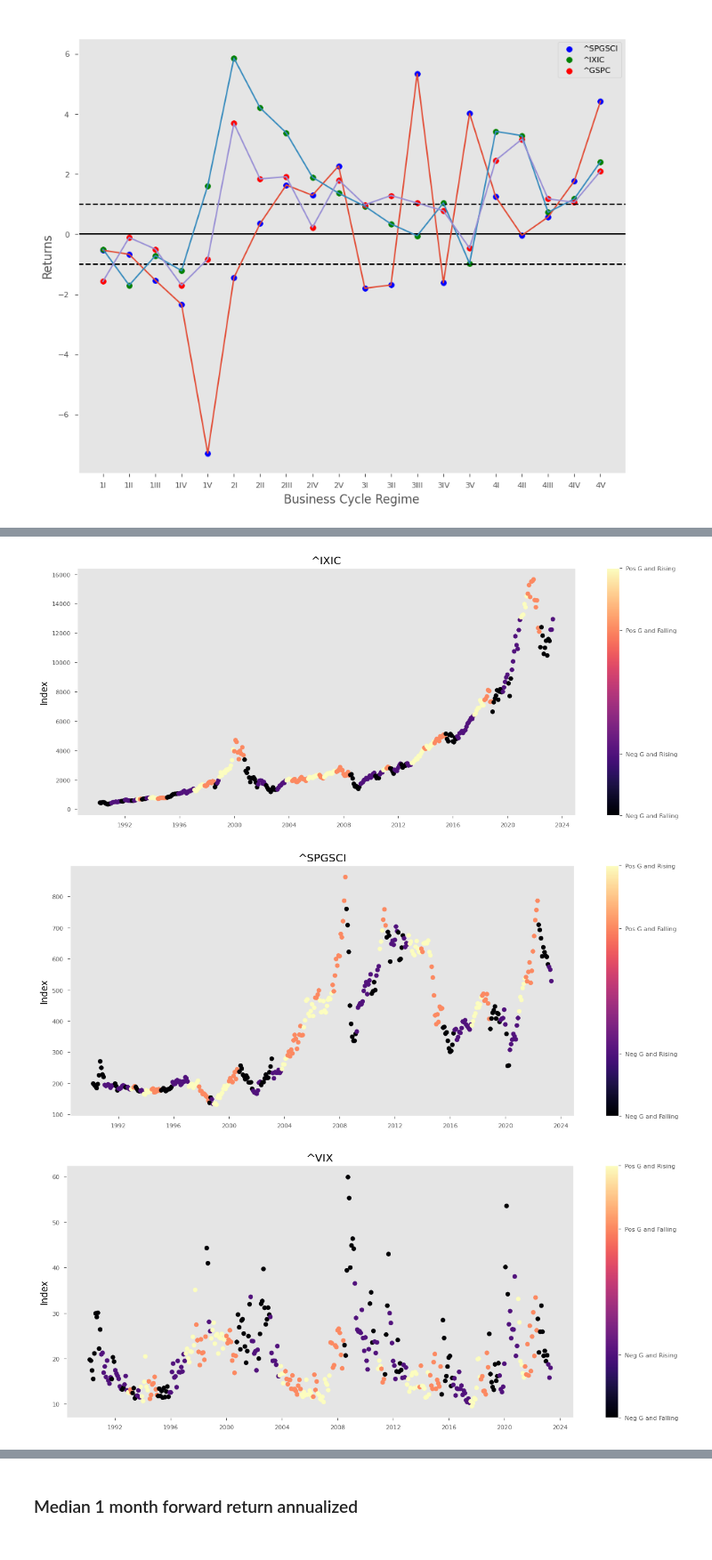
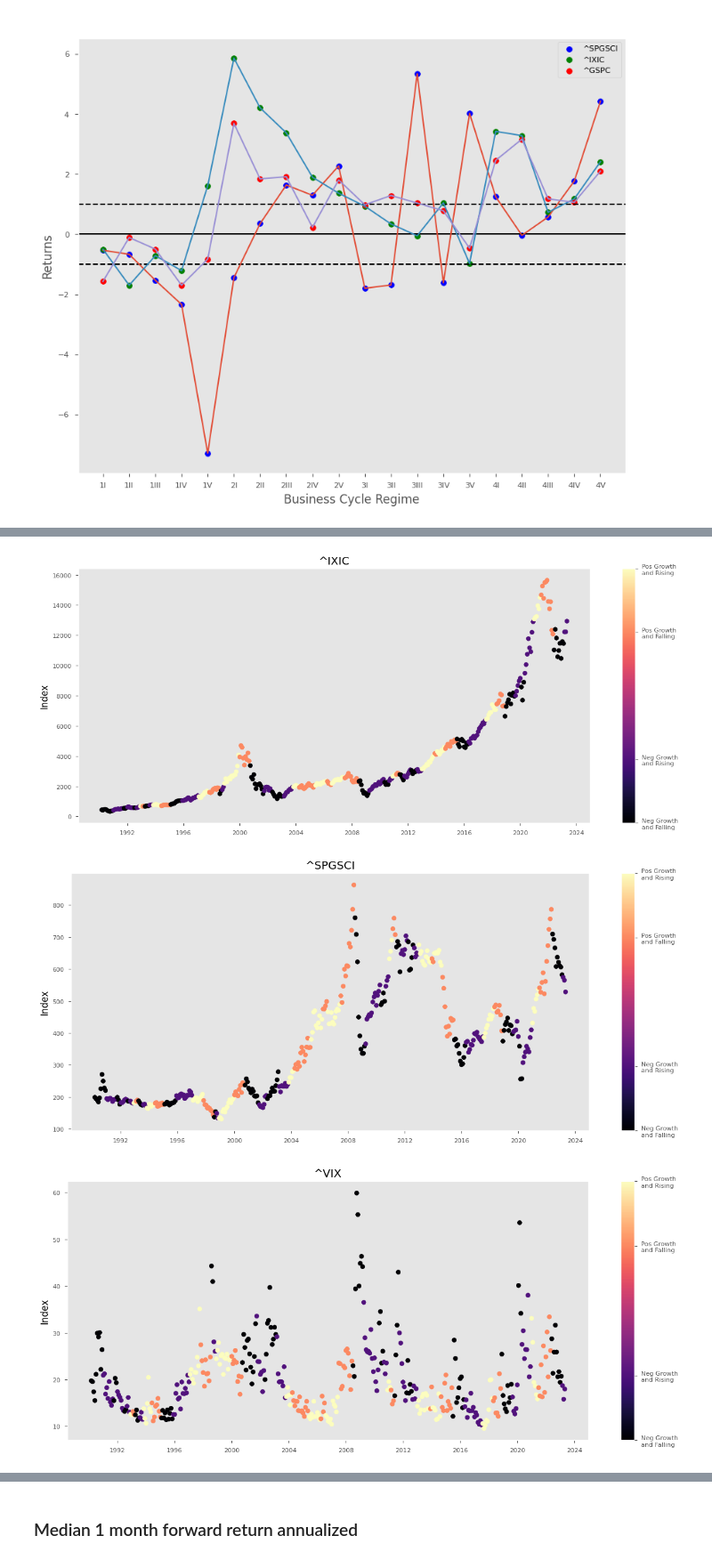
Before and after one commit to PatrickHLewis/Macro-Dashboard, a Jupyter notebook: Macro_Dashboard/Asset_Allocation/Tactical/Business_Cycle.ipynb, the cells around one changed output, grey strips where cells are left out. Shown at 89% size. Cells and saved outputs as stored; diff of their text form; code cells hidden in the pictures.

```diff
--- a/Macro_Dashboard/Asset_Allocation/Tactical/Business_Cycle.ipynb
+++ b/Macro_Dashboard/Asset_Allocation/Tactical/Business_Cycle.ipynb
@@ -246,6 +246,6 @@ for y in [y1, y2, y3, y4]:
     plt.ylabel('Index', color='black')
     plt.title(y.name, color='black')
     plt.grid(False)
-    plt.colorbar(ticks=cli_values, format=mticker.FixedFormatter(['Pos G and Rising', 'Pos G and Falling', 'Neg G and Rising', 'Neg G and Falling']))
+    plt.colorbar(ticks=cli_values, format=mticker.FixedFormatter(['Pos Growth\nand Rising', 'Pos Growth\nand Falling', 'Neg Growth\nand Rising', 'Neg Growth\nand Falling']))
     plt.show()
 # %% [output]
@@ -253,6 +253,6 @@ for y in [y1, y2, y3, y4]:
-[figure, old version]
+[figure, new version]
-[figure, old version]
+[figure, new version]
-[figure, old version]
+[figure, new version]
 # %%
 assets.index = pd.to_datetime(assets.index)
 
```
Also changed, not shown: parts of 3 cells of this notebook.
